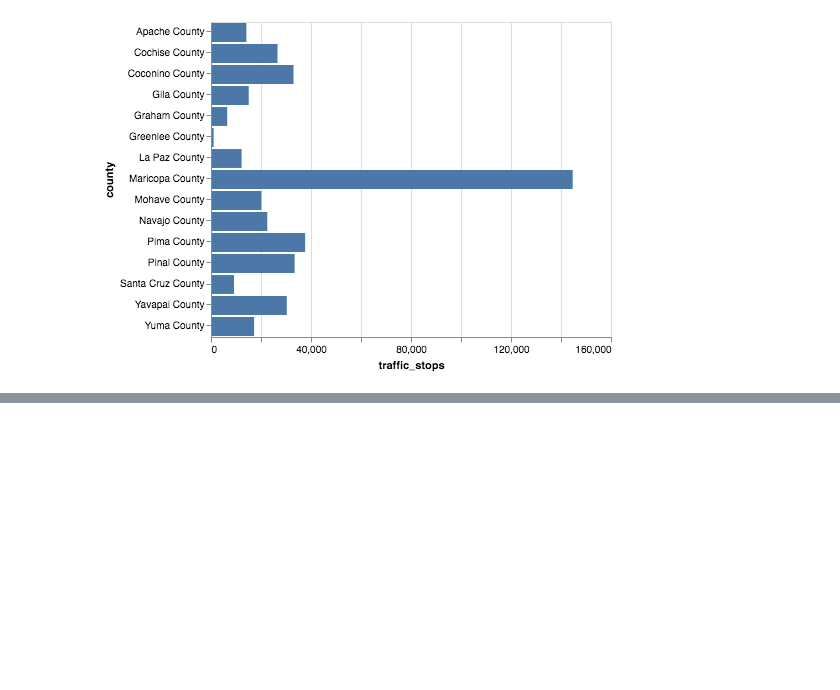
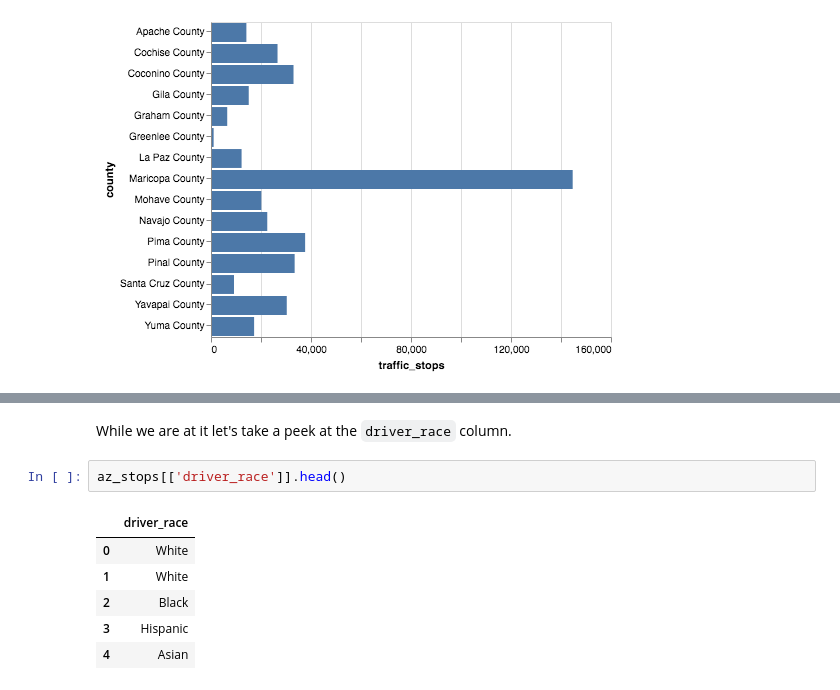
Before and after one commit to newshackaz/az_stops, a Jupyter notebook: completed_analysis.ipynb, the cells around one changed output, grey strips where cells are left out. Drawn from its saved outputs; the diff is of its cells as text; blank space fills up the shorter version.

```diff
--- a/completed_analysis.ipynb
+++ b/completed_analysis.ipynb
@@ -220,0 +243,11 @@ alt.Chart(stops_by_county).mark_bar().encode(x = 'traffic_stops', y = 'county')
+# %% [markdown]
+While we are at it let's take a peek at the `driver_race` column.
+# %%
+az_stops[['driver_race']].head()
+# %% [output]
+|  | driver_race |
+| 0 | White |
+| 1 | White |
+| 2 | Black |
+| 3 | Hispanic |
+| 4 | Asian |
```
Also changed, not shown: parts of 7 cells of this notebook.
